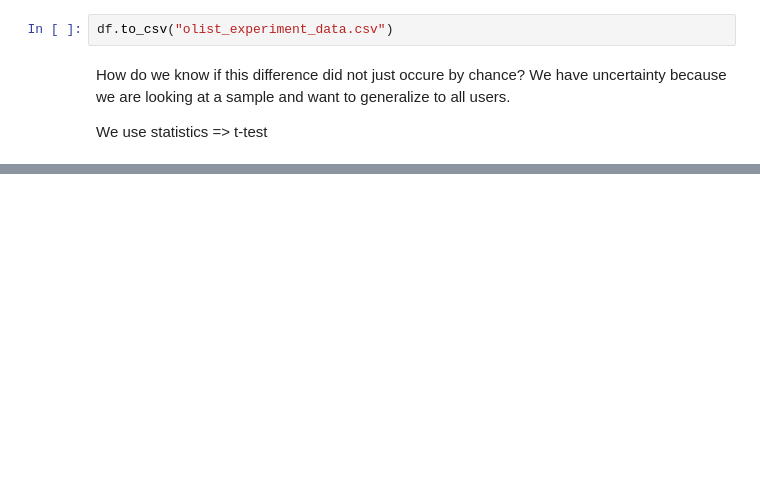
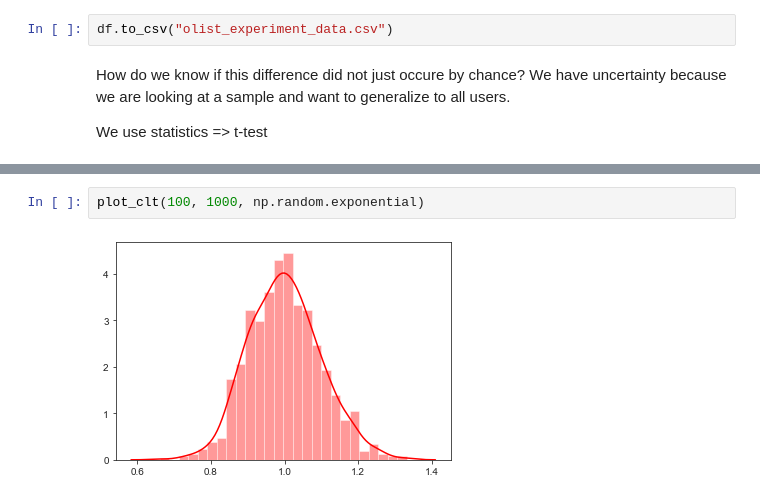
Before and after one commit to Senonino/data-ber-01-20, a Jupyter notebook: Notes/module_2/week_5/7_analytics-ab_testing.ipynb, the cells around one changed output, grey strips where cells are left out. Saved outputs shown, nothing was run; the diff lists cells and outputs as text; blank space fills up the shorter version.

```diff
--- a/Notes/module_2/week_5/7_analytics-ab_testing.ipynb
+++ b/Notes/module_2/week_5/7_analytics-ab_testing.ipynb
@@ -115,0 +152,4 @@ We use statistics => t-test
+# %%
+plot_clt(100, 1000, np.random.exponential)
+# %% [output]
+[figure, added]
```
Also changed, not shown: parts of 31 cells of this notebook.
